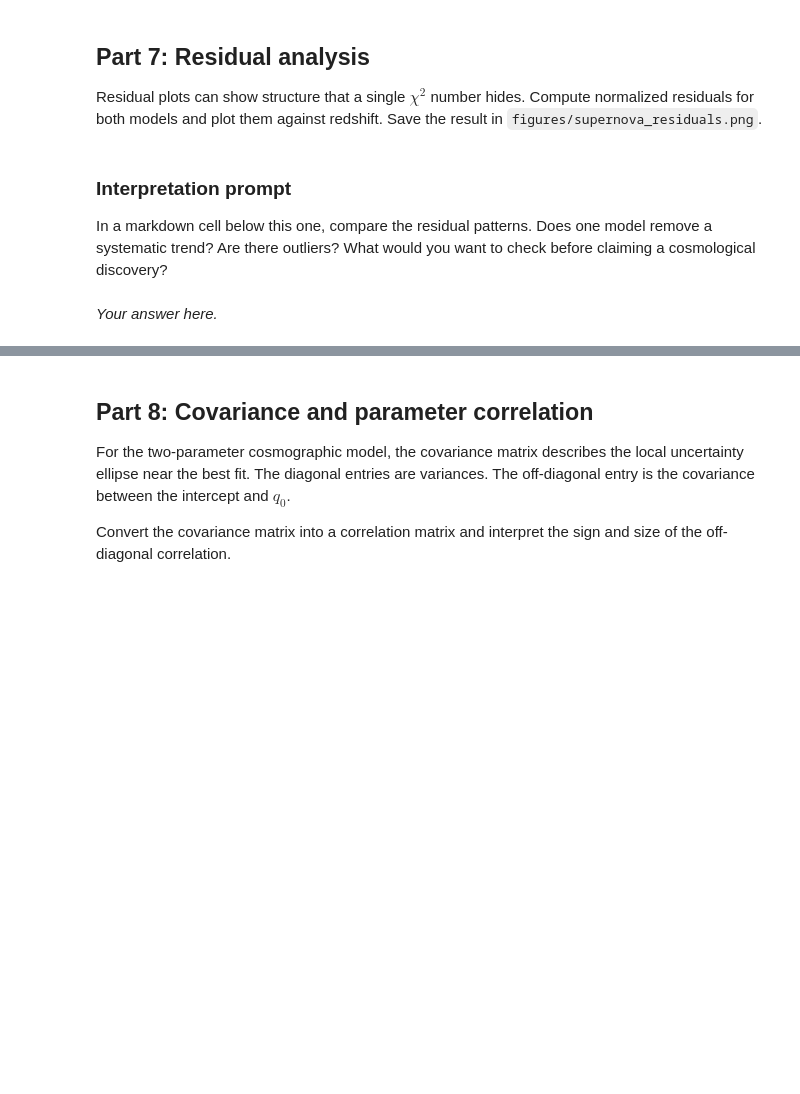
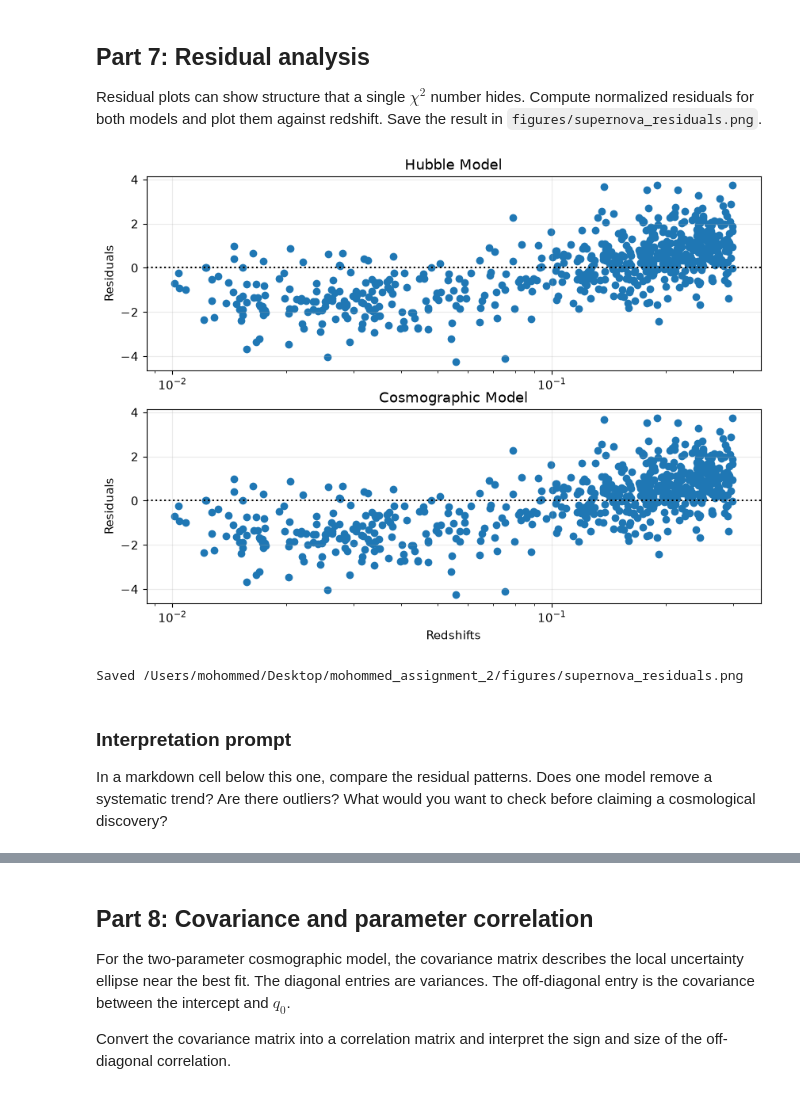
Before and after one commit to Mohommed729/mohommed_assignment_2, a Jupyter notebook: notebooks/assignment2_supernova_hubble_diagram.ipynb, the cells around one changed output, grey strips where cells are left out. Cells and saved outputs as stored; diff of their text form; code cells hidden in the pictures; blank space fills up the shorter version.

```diff
--- a/notebooks/assignment2_supernova_hubble_diagram.ipynb
+++ b/notebooks/assignment2_supernova_hubble_diagram.ipynb
@@ -134,6 +141,6 @@ PANTHEON_COLUMNS = [
 #
 # Course reference: Lecture 3 used pandas.read_csv for tabular data.
 # Documentation: https://pandas.pydata.org/docs/reference/api/pandas.read_csv.html
-raw_supernovae = ...
+raw_supernovae = pd.read_csv(PANTHEON_URL, sep = r"\s+", skiprows = 1, names= PANTHEON_COLUMNS)
 
 raw_supernovae.head()
@@ -361,34 +467,46 @@ Residual plots can show structure that a single $\chi^2$ number hides. Compute n
 # %%
 # TODO: Compute and plot normalized residuals for both models.
 #
 # Complete instructions:
 # 1. Add a column named "hubble_residual" to analysis_data using
 #    normalized_residuals(..., hubble_law_magnitude, hubble_popt).
 # 2. Add a column named "cosmo_residual" using the cosmographic model.
 # 3. Create two vertically stacked subplots with shared x and y axes.
 # 4. In each panel, draw a horizontal line at residual = 0.
 # 5. Scatter plot residuals versus zcmb for one model per panel.
 # 6. Use a logarithmic x-axis.
 # 7. Save the result to FIGURE_DIR / "supernova_residuals.png".
 #
 # Course references:
 # - Lecture 4: residuals and normalized residuals.
 # - Lecture 7: residual comparison and why chi-square alone can hide patterns.
-analysis_data["hubble_residual"] = ...
-analysis_data["cosmo_residual"] = ...
+analysis_data["hubble_residual"] = normalized_residuals(analysis_data, hubble_law_magnitude, *hubble_popt)
+analysis_data["cosmo_residual"] = normalized_residuals(analysis_data, cosmographic_magnitude, *cosmo_popt)
 
-fig, axes = ...
-...
+fig, axes = plt.subplots(2, 1, figsize = (10,7))
+axes[0].scatter(analysis_data['zcmb'], analysis_data['hubble_residual'])
+axes[0].set_ylabel('Residuals')
+axes[0].set_xscale('log')
+axes[0].axhline(0, color = 'black', linestyle = ':')
+axes[0].set_title('Hubble Model')
+
+axes[1].scatter(analysis_data['zcmb'], analysis_data['cosmo_residual'])
+axes[1].set_title('Cosmographic Model')
+axes[1].set_xlabel('Redshifts')
+axes[1].set_ylabel('Residuals')
+axes[1].set_xscale('log')
+axes[1].axhline(0, color = 'black', linestyle = ':')
 
 residual_figure_path = FIGURE_DIR / "supernova_residuals.png"
 # TODO: save the figure here.
-...
+fig.savefig(residual_figure_path)
 plt.show()
 
 print(f"Saved {residual_figure_path}")
+# %% [output]
+[figure, added]
+Saved /Users/mohommed/Desktop/mohommed_assignment_2/figures/supernova_residuals.png
 # %% [markdown]
 ### Interpretation prompt
 
 In a markdown cell below this one, compare the residual patterns. Does one model remove a systematic trend? Are there outliers? What would you want to check before claiming a cosmological discovery?
-# %% [markdown]
-_Your answer here._
```
Also changed, not shown: parts of 18 cells of this notebook, 2 other files.
